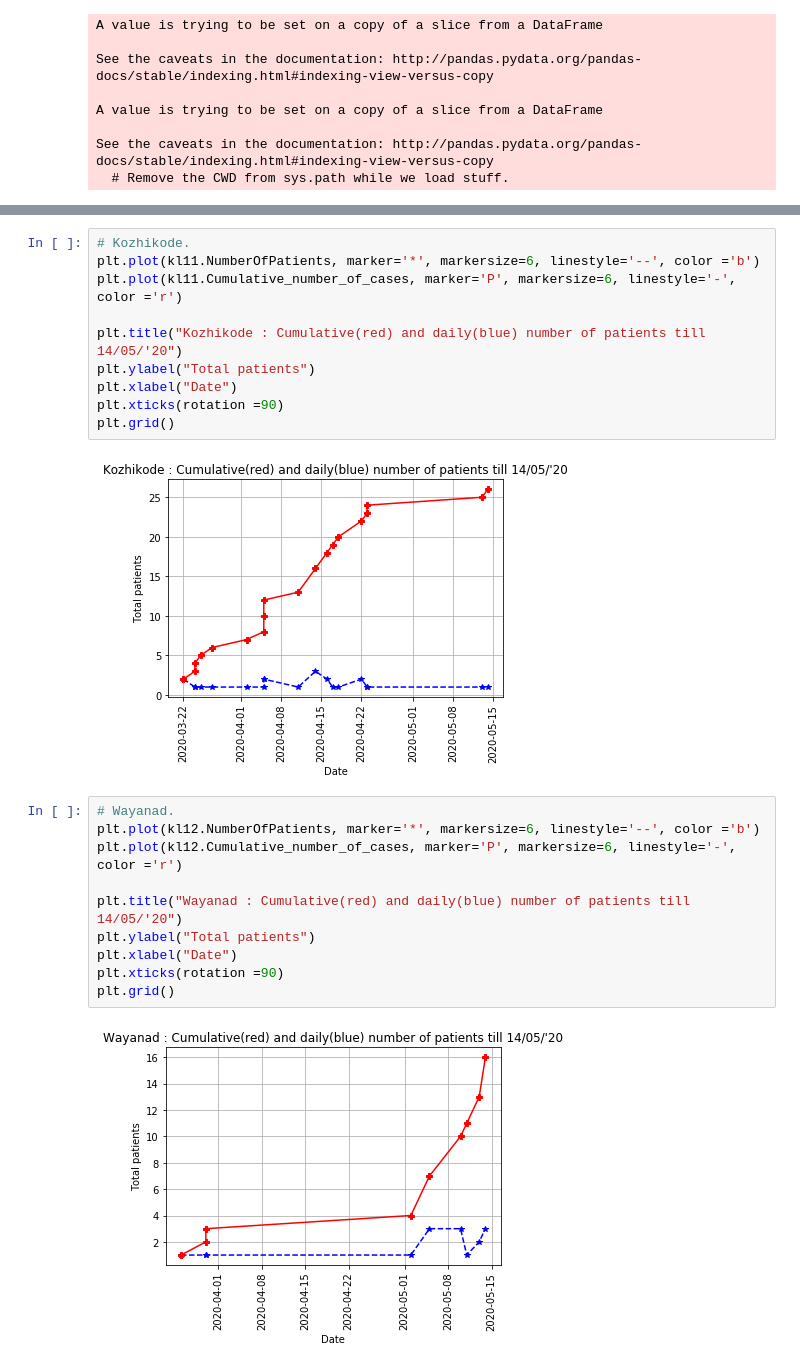
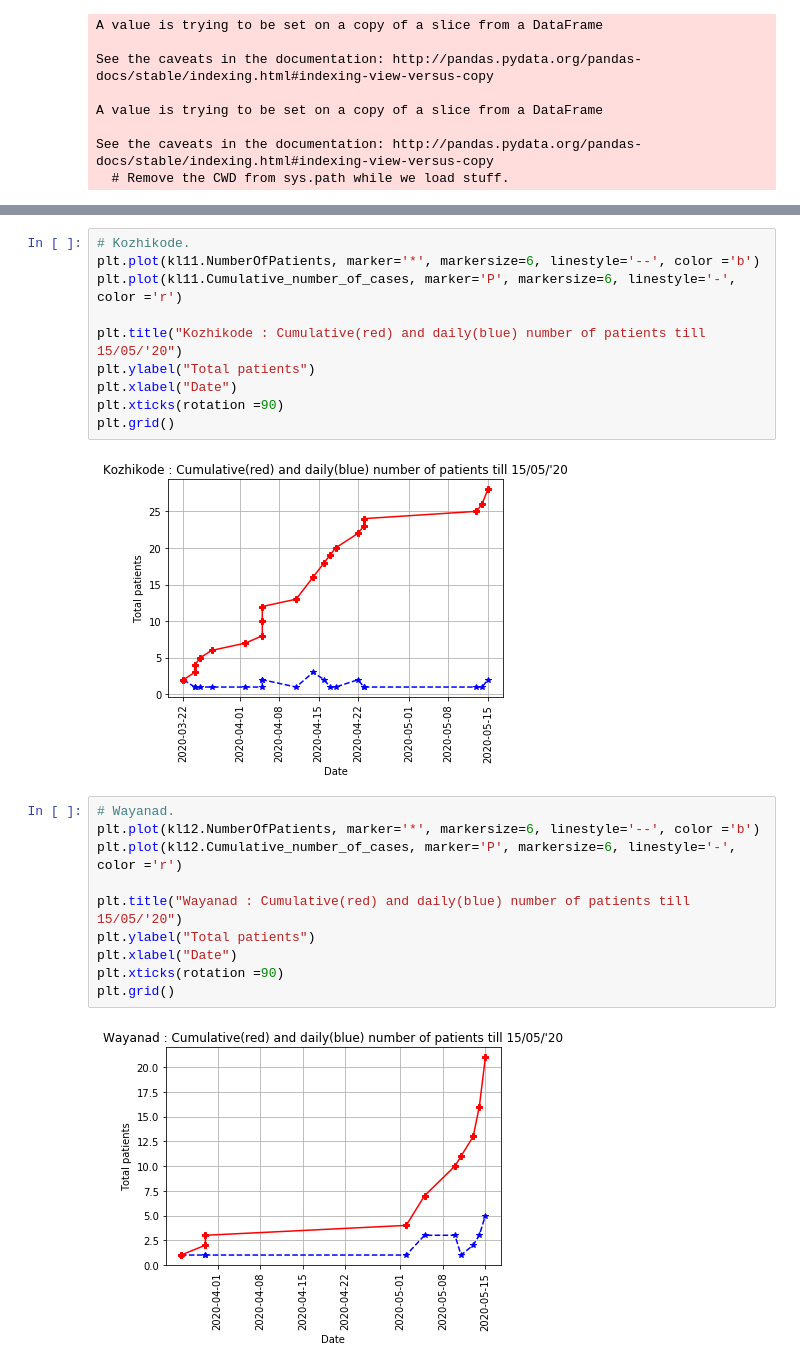
Before and after one commit to sandyiswell/covid19Kerala, a Jupyter notebook: DistricsWise.ipynb, the cells around one changed output, grey strips where cells are left out. Saved outputs shown, nothing was run; the diff lists cells and outputs as text.

```diff
--- a/DistricsWise.ipynb
+++ b/DistricsWise.ipynb
@@ -265,22 +265,22 @@ plt.grid()
 plt.plot(kl11.NumberOfPatients, marker='*', markersize=6, linestyle='--', color ='b')
 plt.plot(kl11.Cumulative_number_of_cases, marker='P', markersize=6, linestyle='-', color ='r')
 
-plt.title("Kozhikode : Cumulative(red) and daily(blue) number of patients till 14/05/'20")
+plt.title("Kozhikode : Cumulative(red) and daily(blue) number of patients till 15/05/'20")
 plt.ylabel("Total patients")
 plt.xlabel("Date")
 plt.xticks(rotation =90)
 plt.grid()
 # %% [output]
-[figure, old version]
+[figure, new version]
 # %%
 # Wayanad.
 plt.plot(kl12.NumberOfPatients, marker='*', markersize=6, linestyle='--', color ='b')
 plt.plot(kl12.Cumulative_number_of_cases, marker='P', markersize=6, linestyle='-', color ='r')
 
-plt.title("Wayanad : Cumulative(red) and daily(blue) number of patients till 14/05/'20")
+plt.title("Wayanad : Cumulative(red) and daily(blue) number of patients till 15/05/'20")
 plt.ylabel("Total patients")
 plt.xlabel("Date")
 plt.xticks(rotation =90)
 plt.grid()
 # %% [output]
-[figure, old version]
+[figure, new version]
```
Also changed, not shown: parts of 15 cells of this notebook, 4 other files.
